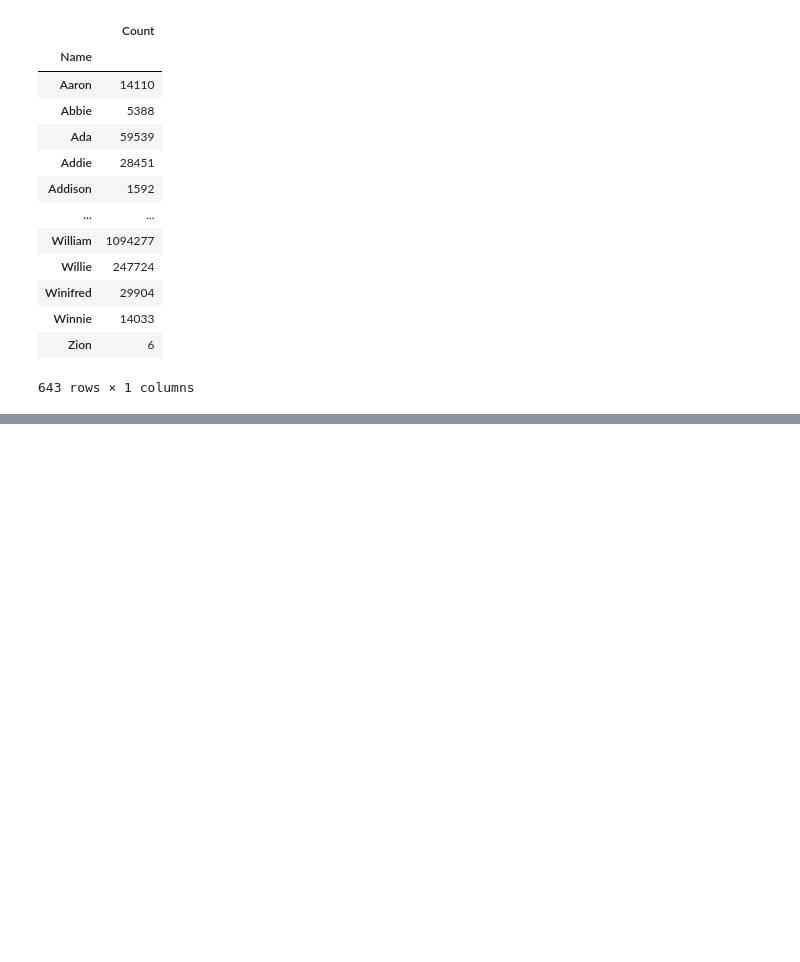
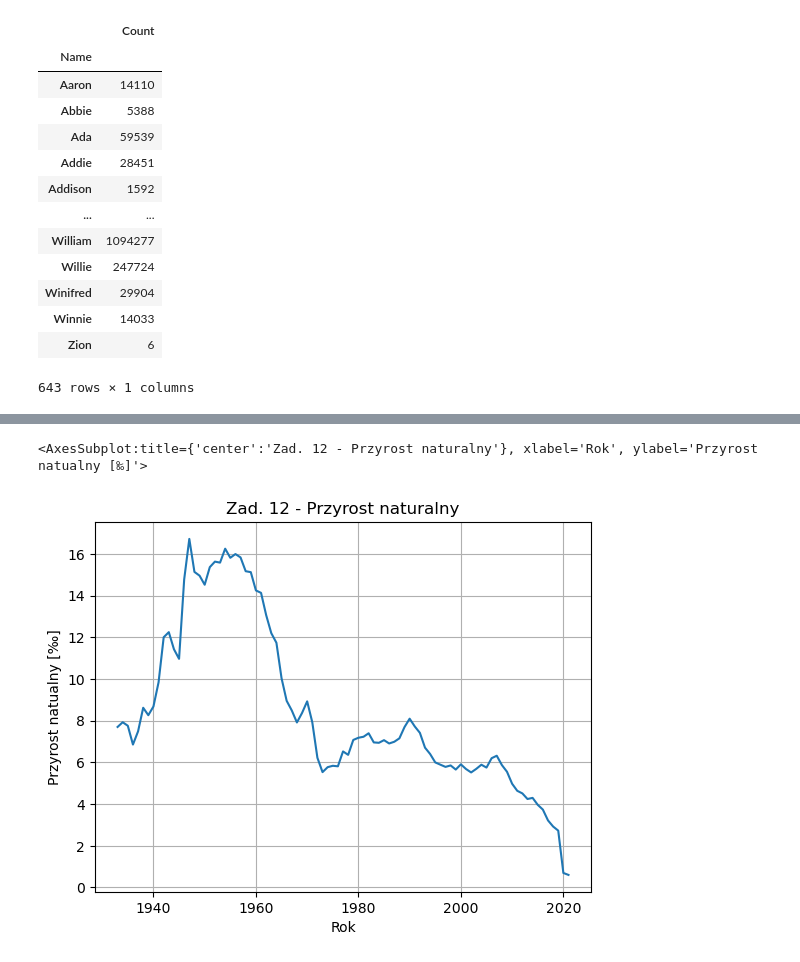
Before and after one commit to BartlomiejGasyna/Exploratory-Data-Analysis-Project-1, a Jupyter notebook: project.ipynb, the cells around one changed output, grey strips where cells are left out. Cells and saved outputs as stored; diff of their text form; code cells hidden in the pictures; blank space fills up the shorter version.

```diff
--- a/project.ipynb
+++ b/project.ipynb
@@ -595,0 +596,7 @@ Name: Ratio, Length: 734, dtype: float64
+# %%
+# 12
+birthrate = (df['Births'] - df['Deaths']) / df['Population'] * 1000
+birthrate.plot(title='Zad. 12 - Przyrost naturalny', xlabel='Rok', ylabel='Przyrost natualny [‰]', grid=True)
+# %% [output]
+<AxesSubplot:title={'center':'Zad. 12 - Przyrost naturalny'}, xlabel='Rok', ylabel='Przyrost natualny [‰]'>
+[figure, added]
```
Also changed, not shown: parts of 36 cells of this notebook.
